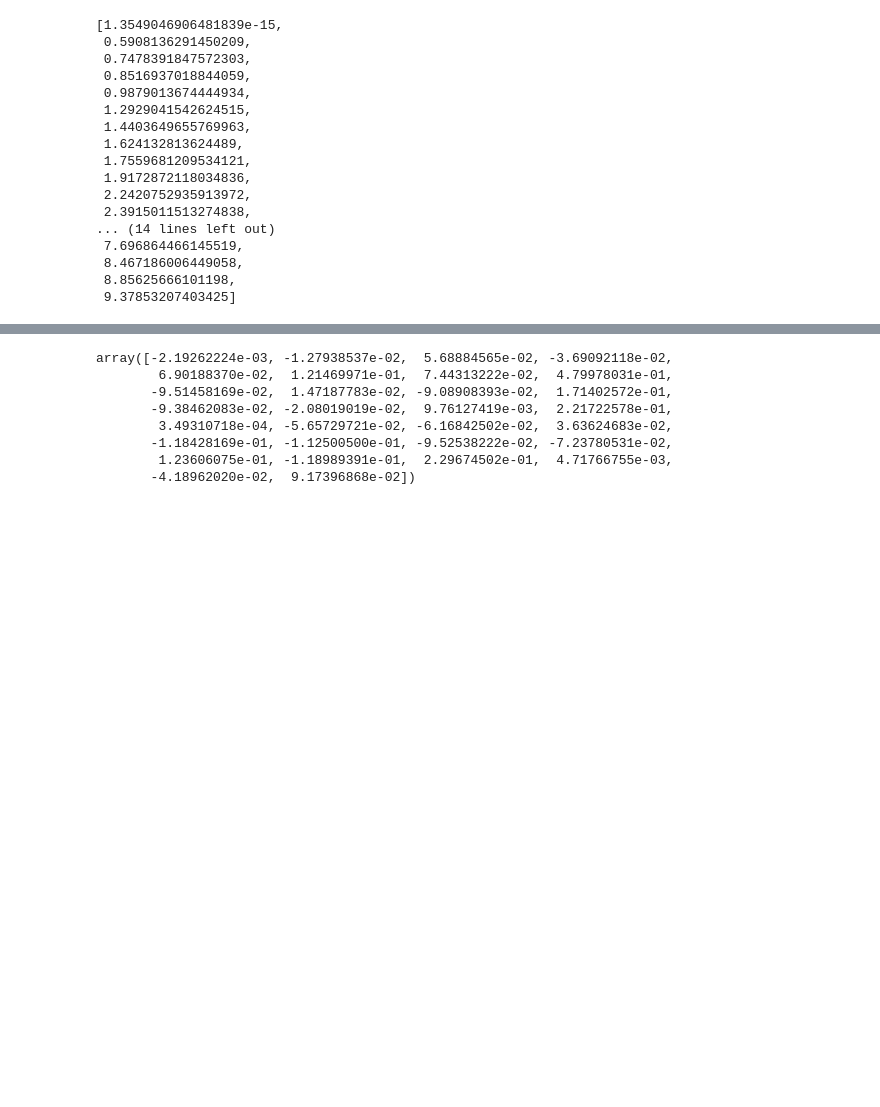
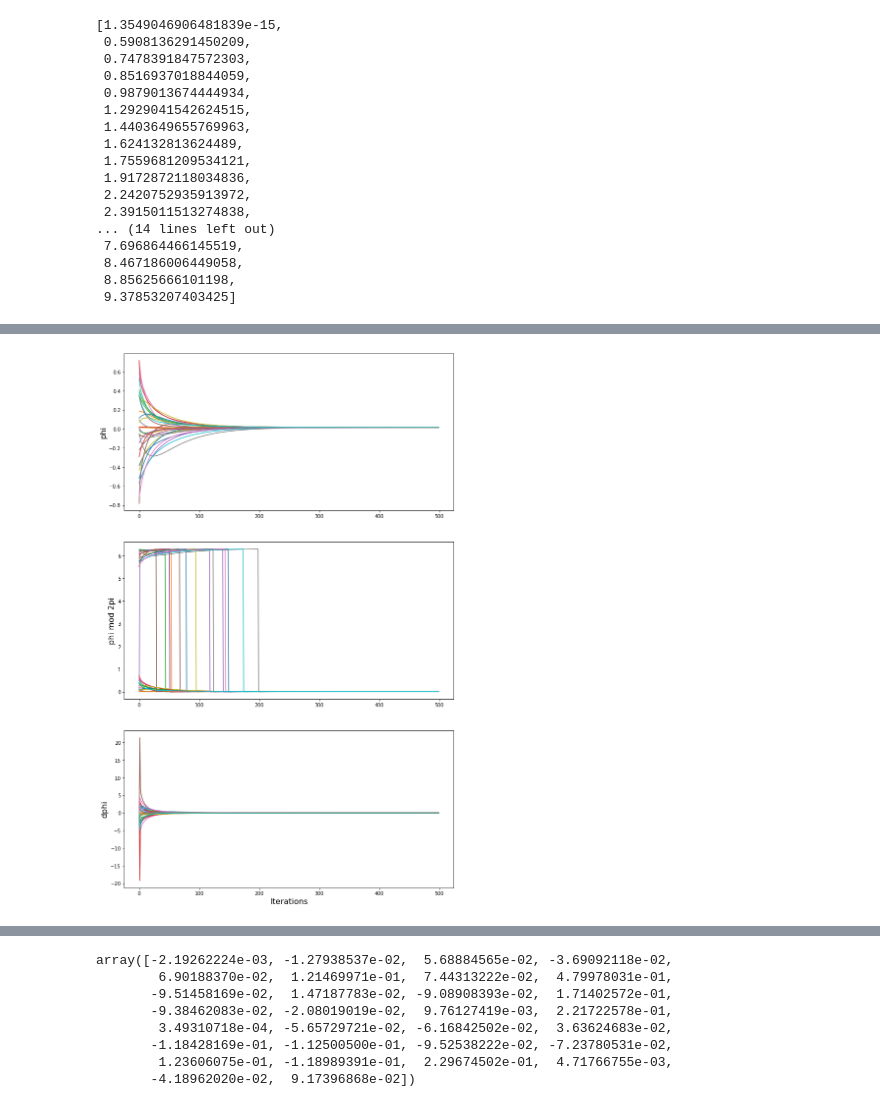
Before and after one commit to zhzhang2018/NN_MARL_experiments, a Jupyter notebook: utils/sync.ipynb, the cells around one changed output, grey strips where cells are left out. Saved outputs shown, nothing was run; the diff lists cells and outputs as text; code cells hidden in the pictures; blank space fills up the shorter version.

```diff
--- a/utils/sync.ipynb
+++ b/utils/sync.ipynb
@@ -196,2 +274,28 @@ plt.show()
+# %%
+# Note that tan() will ... will it work? Removing W doens't seem to make it converge.
+phi = np.zeros((N,max_iter))
+dphi = np.zeros((N,max_iter))
+phi[:,0] = phi0/4 - np.pi/4
+for k in range(max_iter-1):
+    ux = np.zeros((N,1))
+    for i in range(N):
+        for j,Aij in enumerate(A[i,:]):
+            if Aij > 0:
+                ux[i,0] = ux[i,0] + np.tan( phi[j,k]-phi[i,k] )
+    ux = ( K * ux).squeeze() / deg
+    phi[:,k+1] = phi[:,k] + ux * dt
+    dphi[:,k+1] = ux
+
+fig, (ax1, ax2, ax3) = plt.subplots(3, figsize=(12,20))
+ax1.plot( t , phi.T )
+ax2.plot( t , (phi % (np.pi*2)).T )
+ax3.plot( t , dphi.T )
+ax3.set_xlabel('Iterations',fontsize=16)
+ax1.set_ylabel('phi',fontsize=16)
+ax2.set_ylabel('phi mod 2pi',fontsize=16)
+ax3.set_ylabel('dphi',fontsize=16)
+plt.show()
+# %% [output]
+[figure, added]
 # %%
 ### Try directed graph
```
Also changed, not shown: parts of 9 cells of this notebook, 5 other files.
